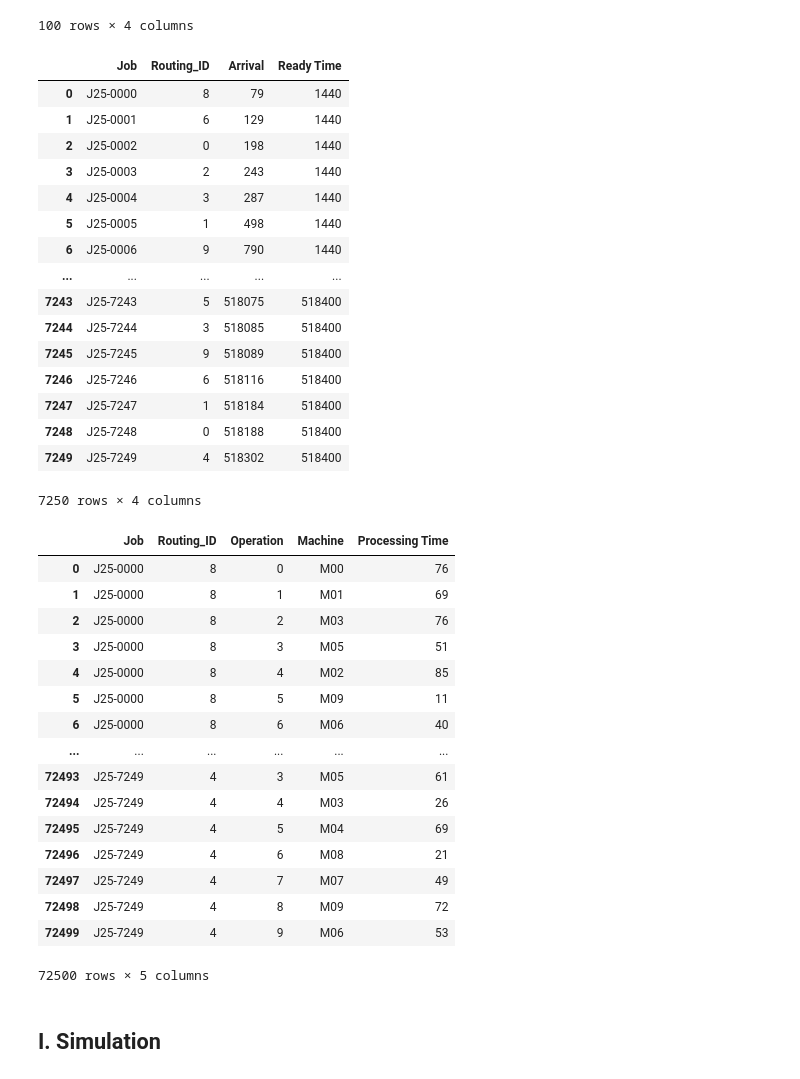
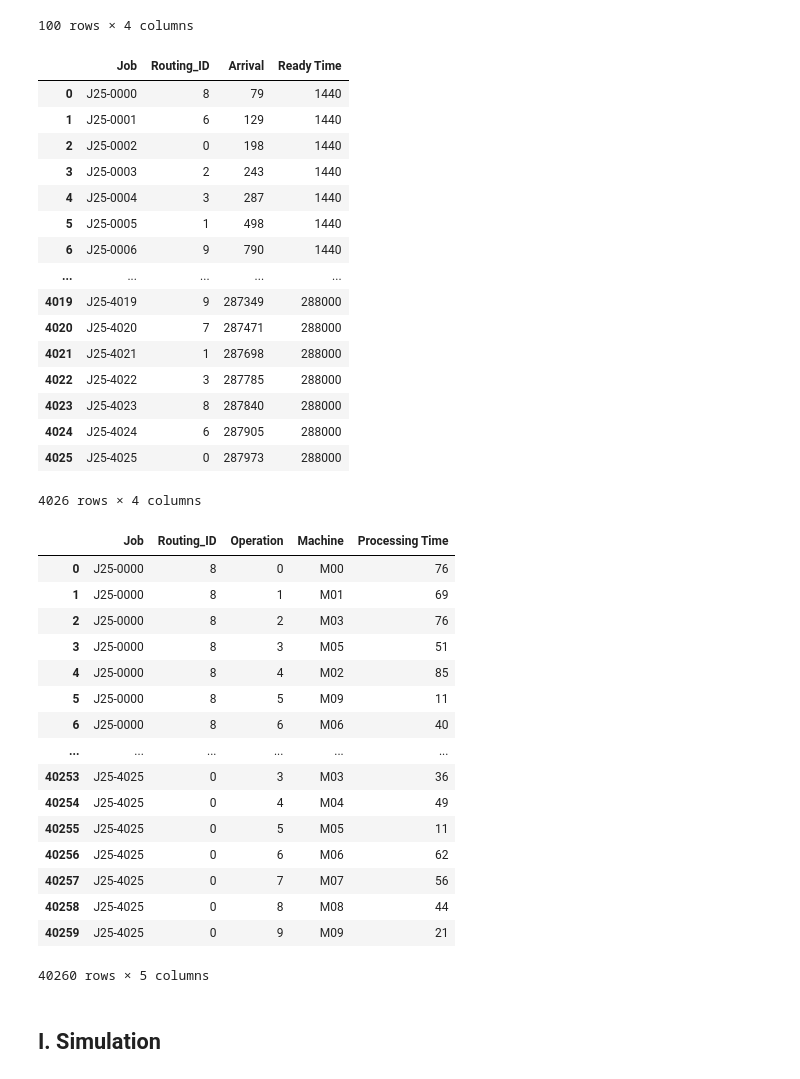
Before and after one commit to konrad-adamski/HTWD_Minimalinvasives_Job-Shop_Scheduling, a Jupyter notebook: notebooks/01_Time_Conditions/10b_Deadlines__by_Simulation&Log-Normal.ipynb, the cells around one changed output. Saved outputs shown, nothing was run; the diff lists cells and outputs as text; code cells hidden in the pictures.

```diff
--- a/notebooks/01_Time_Conditions/10b_Deadlines__by_Simulation&Log-Normal.ipynb
+++ b/notebooks/01_Time_Conditions/10b_Deadlines__by_Simulation&Log-Normal.ipynb
@@ -57,32 +57,32 @@ df_routings
 | 99 | 9 | 9 | M07 | 45 |
 100 rows × 4 columns
 # %%
-day_count = 360
+day_count = 200
 
 df_jssp, df_jobs_arrivals = init.create_jobs_for_shifts(df_routings = df_routings,
                                                         routing_column = "Routing_ID", job_column = "Job",
                                                         shift_count = day_count, shift_length = 1440,
                                                         u_b_mmax = 0.9, shuffle = True
                                                        )
 df_jobs_arrivals
 # %% [output]
 |  | Job | Routing_ID | Arrival | Ready Time |
 | 0 | J25-0000 | 8 | 79 | 1440 |
 | 1 | J25-0001 | 6 | 129 | 1440 |
 | 2 | J25-0002 | 0 | 198 | 1440 |
 | 3 | J25-0003 | 2 | 243 | 1440 |
 | 4 | J25-0004 | 3 | 287 | 1440 |
 | 5 | J25-0005 | 1 | 498 | 1440 |
 | 6 | J25-0006 | 9 | 790 | 1440 |
 | ... | ... | ... | ... | ... |
-| 7243 | J25-7243 | 5 | 518075 | 518400 |
-| 7244 | J25-7244 | 3 | 518085 | 518400 |
-| 7245 | J25-7245 | 9 | 518089 | 518400 |
-| 7246 | J25-7246 | 6 | 518116 | 518400 |
-| 7247 | J25-7247 | 1 | 518184 | 518400 |
-| 7248 | J25-7248 | 0 | 518188 | 518400 |
-| 7249 | J25-7249 | 4 | 518302 | 518400 |
+| 4019 | J25-4019 | 9 | 287349 | 288000 |
+| 4020 | J25-4020 | 7 | 287471 | 288000 |
+| 4021 | J25-4021 | 1 | 287698 | 288000 |
+| 4022 | J25-4022 | 3 | 287785 | 288000 |
+| 4023 | J25-4023 | 8 | 287840 | 288000 |
+| 4024 | J25-4024 | 6 | 287905 | 288000 |
+| 4025 | J25-4025 | 0 | 287973 | 288000 |
-7250 rows × 4 columns
+4026 rows × 4 columns
 # %%
 df_jssp
 # %% [output]
@@ -95,14 +95,14 @@ df_jssp
 | 5 | J25-0000 | 8 | 5 | M09 | 11 |
 | 6 | J25-0000 | 8 | 6 | M06 | 40 |
 | ... | ... | ... | ... | ... | ... |
-| 72493 | J25-7249 | 4 | 3 | M05 | 61 |
-| 72494 | J25-7249 | 4 | 4 | M03 | 26 |
-| 72495 | J25-7249 | 4 | 5 | M04 | 69 |
-| 72496 | J25-7249 | 4 | 6 | M08 | 21 |
-| 72497 | J25-7249 | 4 | 7 | M07 | 49 |
-| 72498 | J25-7249 | 4 | 8 | M09 | 72 |
-| 72499 | J25-7249 | 4 | 9 | M06 | 53 |
+| 40253 | J25-4025 | 0 | 3 | M03 | 36 |
+| 40254 | J25-4025 | 0 | 4 | M04 | 49 |
+| 40255 | J25-4025 | 0 | 5 | M05 | 11 |
+| 40256 | J25-4025 | 0 | 6 | M06 | 62 |
+| 40257 | J25-4025 | 0 | 7 | M07 | 56 |
+| 40258 | J25-4025 | 0 | 8 | M08 | 44 |
+| 40259 | J25-4025 | 0 | 9 | M09 | 21 |
-72500 rows × 5 columns
+40260 rows × 5 columns
 # %% [markdown]
 ## I. Simulation
 # %%
```
Also changed, not shown: parts of 8 cells of this notebook, 8 other files.
